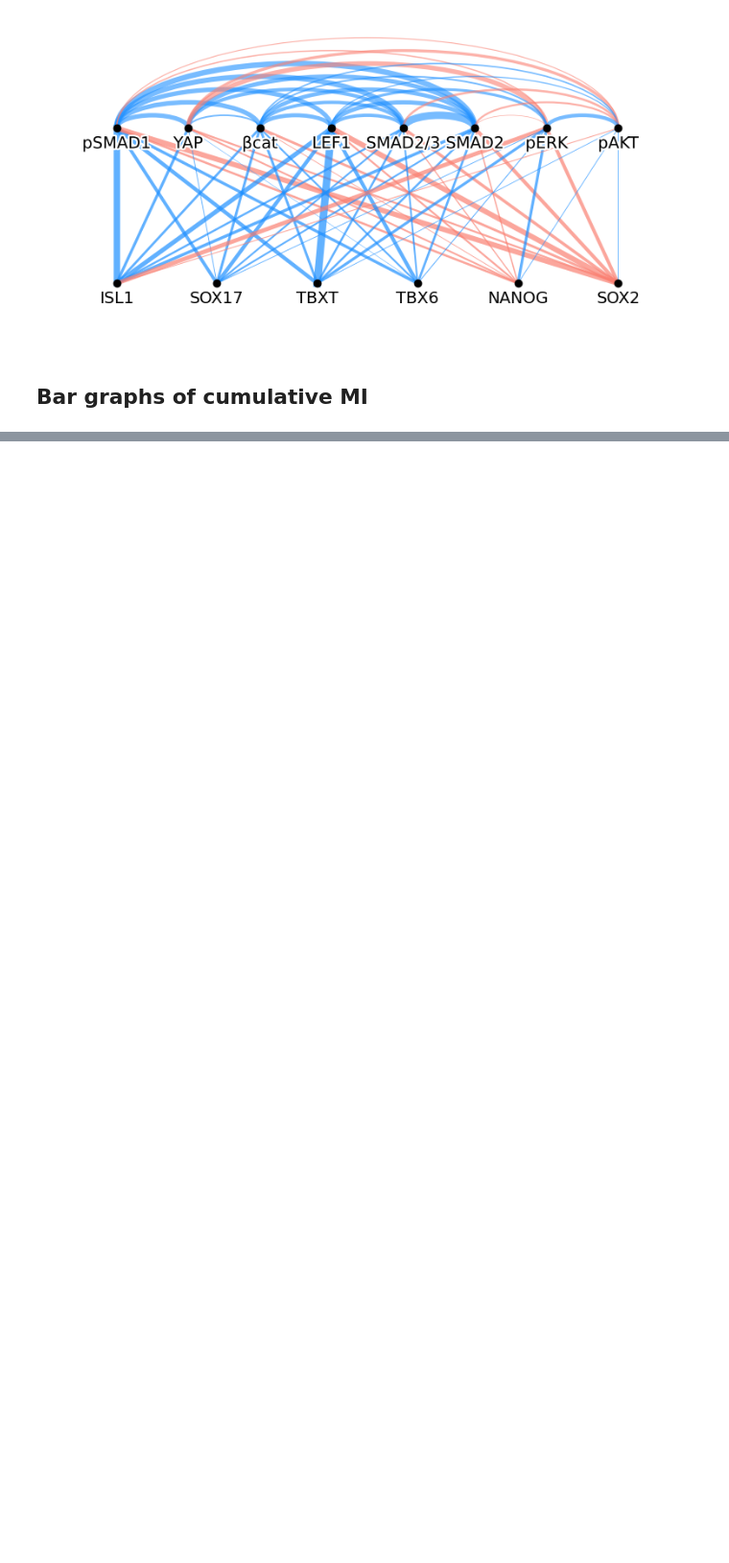
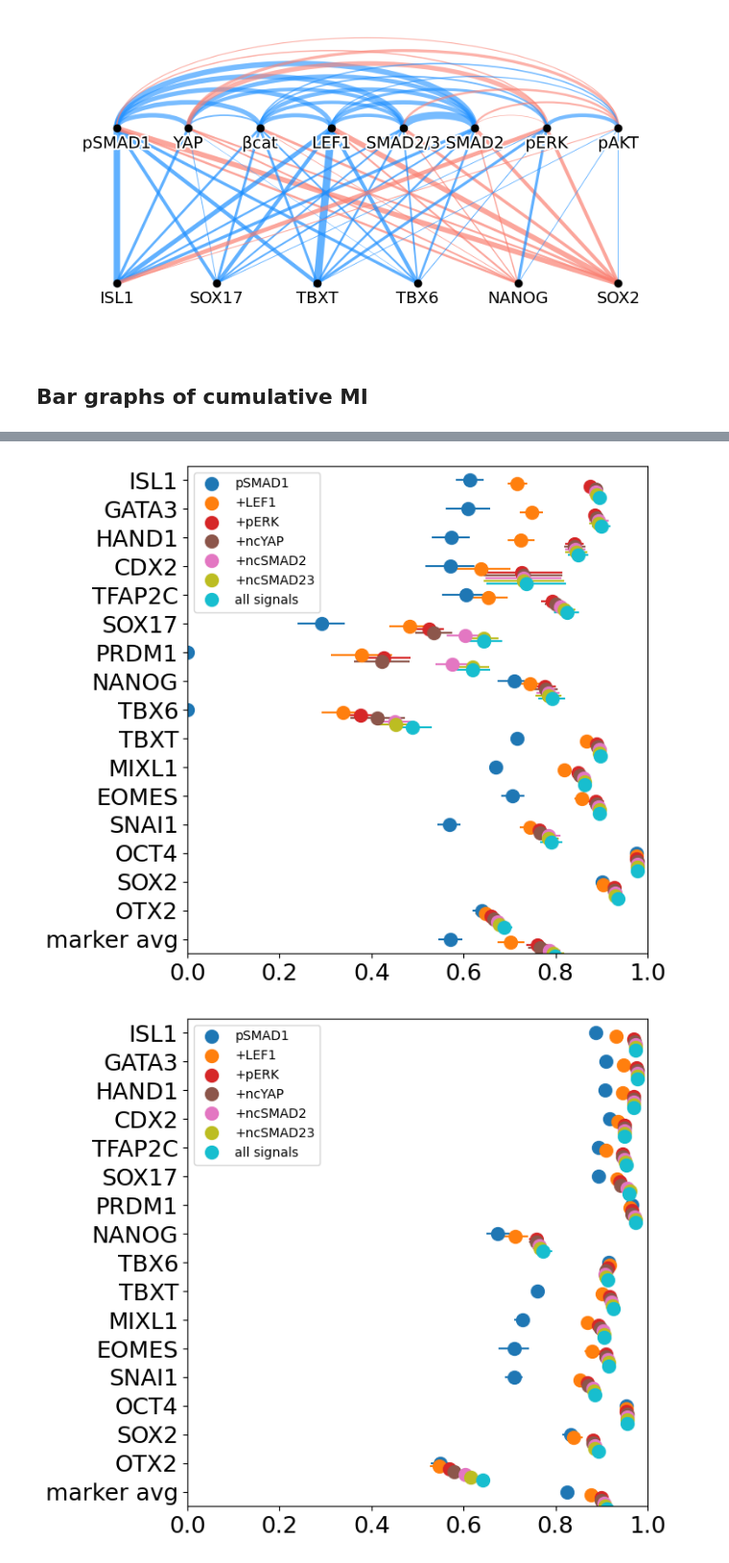
Before and after one commit to idse/signaldecoding, a Jupyter notebook: fig3n.ipynb, the cells around one changed output, grey strips where cells are left out. Shown at 96% size. Saved outputs shown, nothing was run; the diff lists cells and outputs as text; code cells hidden in the pictures; blank space fills up the shorter version.

```diff
--- a/fig3n.ipynb
+++ b/fig3n.ipynb
@@ -392,15 +485,17 @@ def getPreds(data, signal_chains, fatemarker, save=True):
 
     for feat_names in signal_chains:
 
-        if os.path.exists(dataDir + '/251115_VIB_' + str(len(feat_names)) + 'D_B50_' + '_'.join(feat_names) + '_avg.csv'):
-            fname = dataDir + '/251115_VIB_' + str(len(feat_names)) + 'D_B50_' + '_'.join(feat_names) + '_avg.csv'
+        feat_name_str = '_'.join(sorted(feat_names, key=str.lower))
+        fname = dataDir + '/251115_VIB_' + str(len(feat_names)) + 'D_B50_' + feat_name_str + '_avg.csv'
+
+        if os.path.exists(fname):
             #print('reading:'+fname)
             mean_preds[tuple(feat_names)] = pd.read_csv(fname, index_col=0)
         else:
             print('running: '+str(feat_names))
             mean_preds[tuple(feat_names)] = sig2fate(data, list(feat_names), N_run, hyperparam)
             if save:
-                mean_preds[tuple(feat_names)].to_csv(dataDir + '/251115_VIB_' + str(len(feat_names)) + 'D_B50_' + '_'.join(feat_names) + '_avg.csv')
+                mean_preds[tuple(feat_names)].to_csv(fname)
 
     return mean_preds
 # %%
@@ -611,0 +782,50 @@ MI_dec_std = pd.concat(list(MI_dec.values())).groupby(level=0).std()
+# %%
+# CALCULATE PERFORMANCE
+performances, _ = IIF.calcPerformance(data, pred_subs, thresh, gene_names)
+# %%
+# plot f1 and accuracy per gene
+
+cond = 'B50'
+labels = markers + ['marker_avg']
+otherlabels = [l for l in performances[cond].index if l not in labels]
+otherlabels = otherlabels[1:] + [otherlabels[0]]
+
+labeldict = {'marker': labels}
+xlim = 1
+
+n_colors = len(pred_subs.keys())
+cmap = plt.get_cmap('tab10', n_colors)
+colors = [cmap(i) for i in range(n_colors)]
+
+for prefix, labels in labeldict.items():
+
+    for score in ['f1','acc']:
+
+        fig, ax = plt.subplots(figsize=(7, 0.3*len(labels) + 0.8))
+        fs = 18
+        ms = 10
+
+        for ct, k in enumerate(pred_subs.keys(), start=1):
+
+            c = colors[ct-1]
+            offset = (ct-1)*0.1
+
+            means = performances[cond].loc[labels, str(k)+'-'+score+'-avg']
+            stds = performances[cond].loc[labels, str(k)+'-'+score+'-std']
+            ax.errorbar(means, [i + offset for i in range(len(labels))], xerr=stds, fmt='o', color=c, ms=ms)
+
+        labels_tick = labels.copy()
+        labels_tick[-1] = prefix + ' avg'
+        ax.set_xticks([0,0.2,0.4,0.6,0.8,1])
+        ax.set_yticks(range(len(labels)), labels_tick)  # Set y-ticks to gene names
+        ax.tick_params(axis='both', labelsize=fs)
+
+        ax.set_ylim([-0.5, len(labels) -0.5])
+        ax.set_xlim([0, xlim])
+        plt.gca().invert_yaxis()
+        plt.tight_layout()
+        plt.legend(legend_str[seti], fontsize=10)
+        plt.savefig(dataDir + '/'+prefix+score+'_VIB32-2-2_' + str(seti) + '.png')
+# %% [output]
+[figure, added]
+[figure, added]
```
Also changed, not shown: parts of 14 cells of this notebook.
